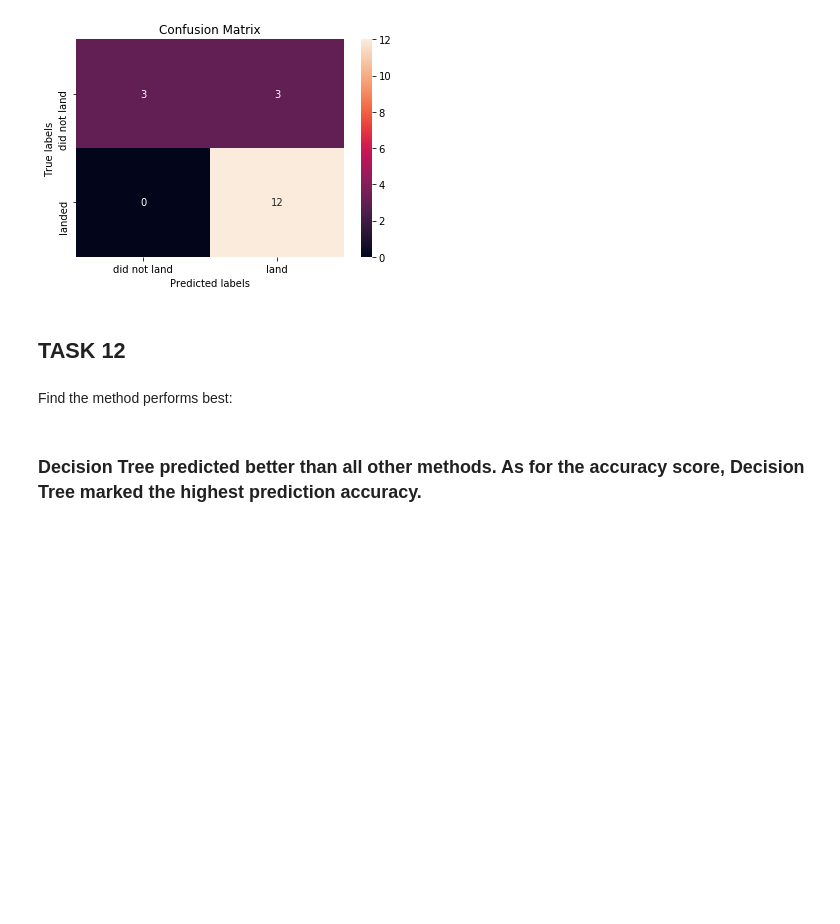
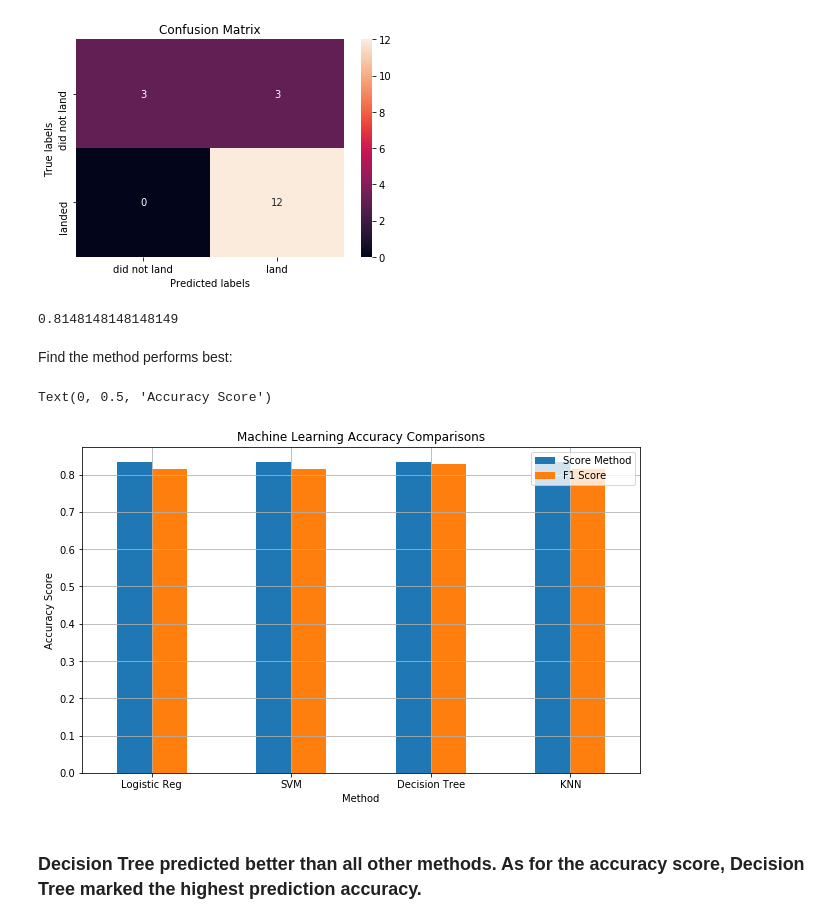
Before and after one commit to G-flatminor/coursera-capstone-project, a Jupyter notebook: Capstone_Machine Learning Prediction Lab.ipynb, the cells around one changed output. Drawn from its saved outputs; the diff is of its cells as text; code cells hidden in the pictures; blank space fills up the shorter version.

Commit message:
Machine learning modeling is added

```diff
--- a/Capstone_Machine Learning Prediction Lab.ipynb
+++ b/Capstone_Machine Learning Prediction Lab.ipynb
@@ -383,10 +401,25 @@ yhat4 = knn_cv.predict(X_test)
 plot_confusion_matrix(Y_test,yhat4)
 # %% [output]
 [figure]
-# %% [markdown]
-## TASK  12
+# %%
+f1_score(Y_test, yhat4, average='weighted')
+# %% [output]
+0.8148148148148149
 # %% [markdown]
 Find the method performs best:
+# %%
+ df=pd.DataFrame({'Method':['Logistic Reg','SVM','Decision Tree','KNN'],
+                  'Score Method':[0.8333, 0.8333, 0.8333, 0.8333],
+                  'F1 Score':[0.8148, 0.8148, 0.8290, 0.8148]
+
+                 })
+# %%
+ax = df.plot.bar(x='Method', rot=0, figsize =(10,6), grid=True)
+plt.title('Machine Learning Accuracy Comparisons')
+plt.ylabel('Accuracy Score')
+# %% [output]
+Text(0, 0.5, 'Accuracy Score')
+[figure, added]
 # %% [markdown]
 ### Decision Tree predicted better than all other methods. As for the accuracy score, Decision Tree marked the highest prediction accuracy.
 # %% [markdown]
```
Also changed, not shown: parts of 18 cells of this notebook.
